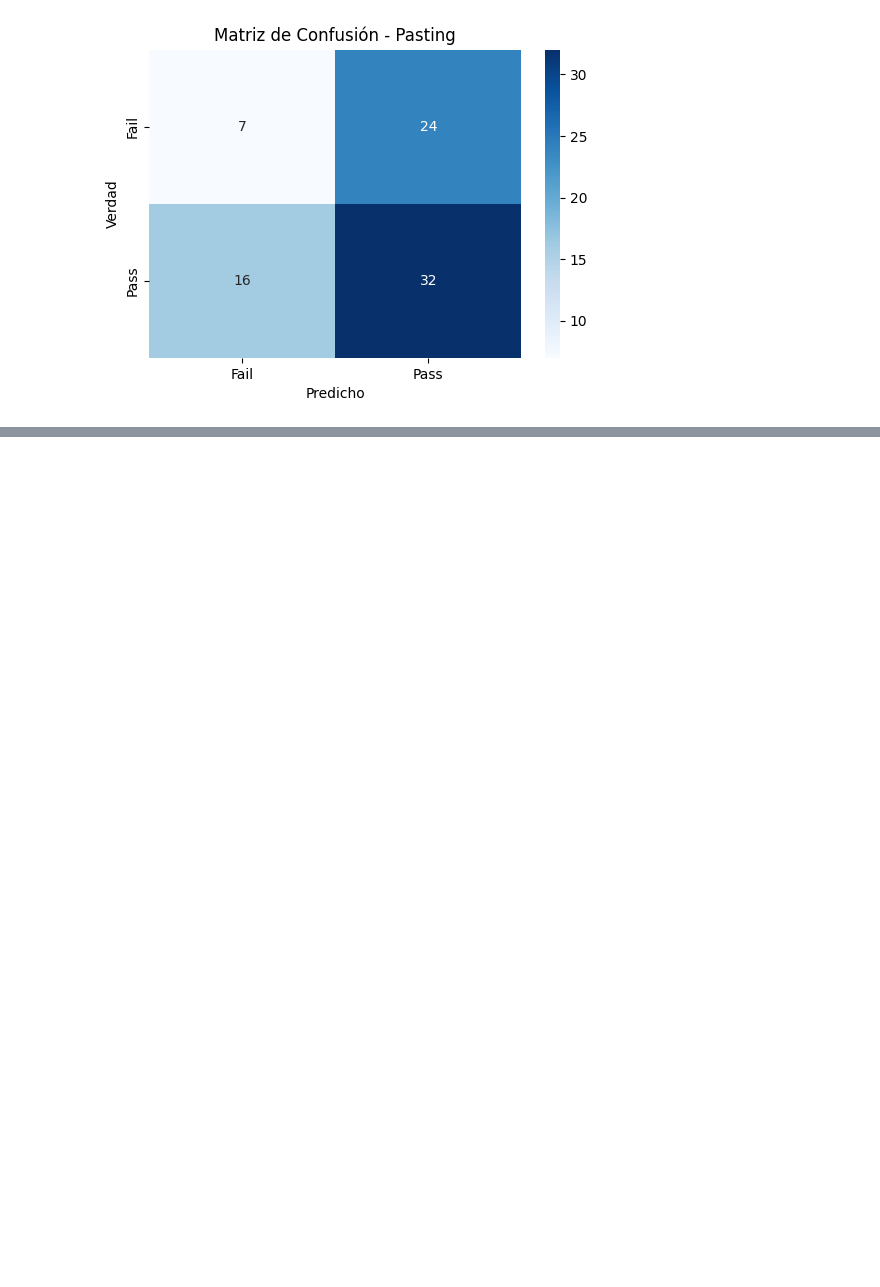
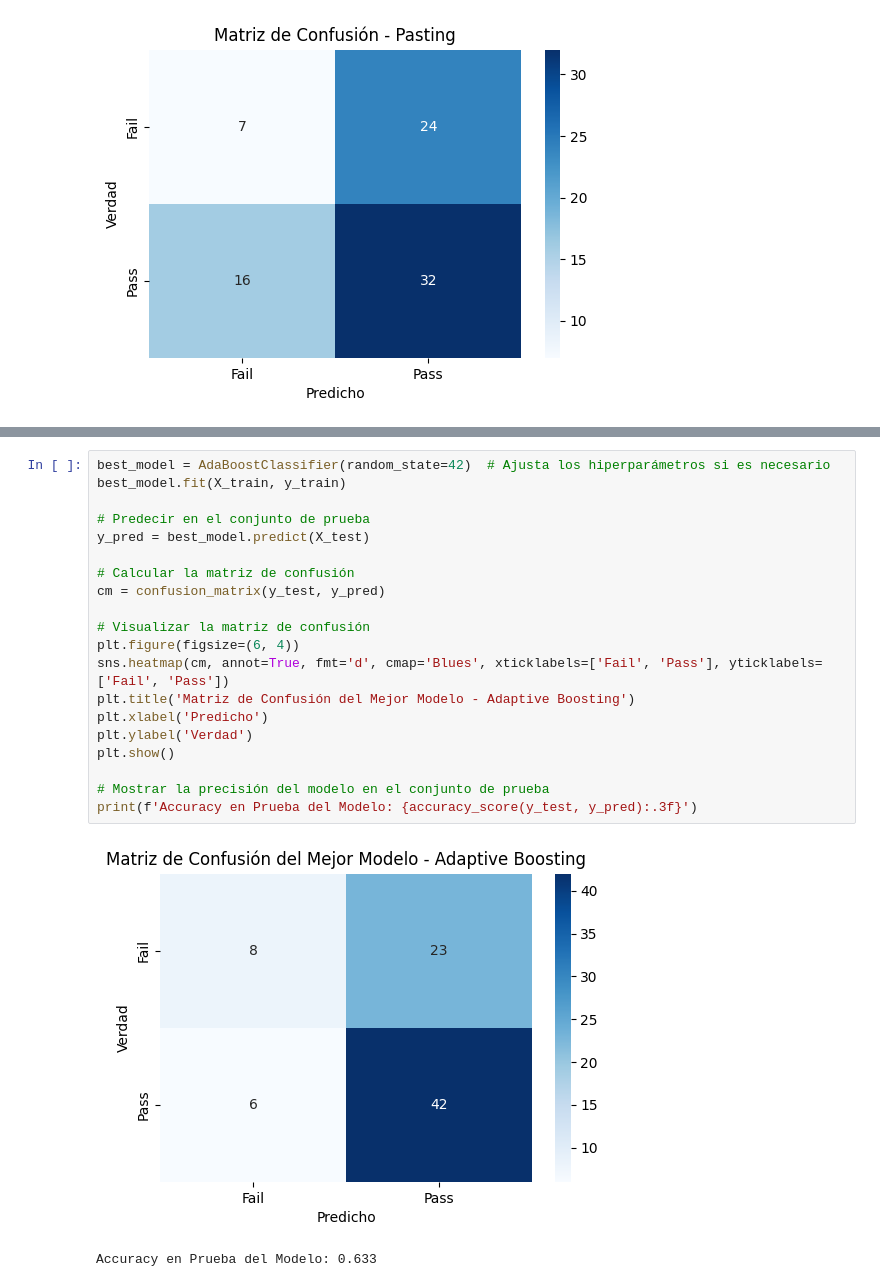
Before and after one commit to datasilvia/Academic_performance_case_study, a Jupyter notebook: ML_ANA.ipynb, the cells around one changed output, grey strips where cells are left out. Cells and saved outputs as stored; diff of their text form; blank space fills up the shorter version.

```diff
--- a/ML_ANA.ipynb
+++ b/ML_ANA.ipynb
@@ -387,0 +401,23 @@ F1 Score: 0.697
+# %%
+best_model = AdaBoostClassifier(random_state=42)  # Ajusta los hiperparámetros si es necesario
+best_model.fit(X_train, y_train)
+
+# Predecir en el conjunto de prueba
+y_pred = best_model.predict(X_test)
+
+# Calcular la matriz de confusión
+cm = confusion_matrix(y_test, y_pred)
+
+# Visualizar la matriz de confusión
+plt.figure(figsize=(6, 4))
+sns.heatmap(cm, annot=True, fmt='d', cmap='Blues', xticklabels=['Fail', 'Pass'], yticklabels=['Fail', 'Pass'])
+plt.title('Matriz de Confusión del Mejor Modelo - Adaptive Boosting')
+plt.xlabel('Predicho')
+plt.ylabel('Verdad')
+plt.show()
+
+# Mostrar la precisión del modelo en el conjunto de prueba
+print(f'Accuracy en Prueba del Modelo: {accuracy_score(y_test, y_pred):.3f}')
+# %% [output]
+[figure, added]
+Accuracy en Prueba del Modelo: 0.633
```
Also changed, not shown: parts of 1 cell of this notebook.
